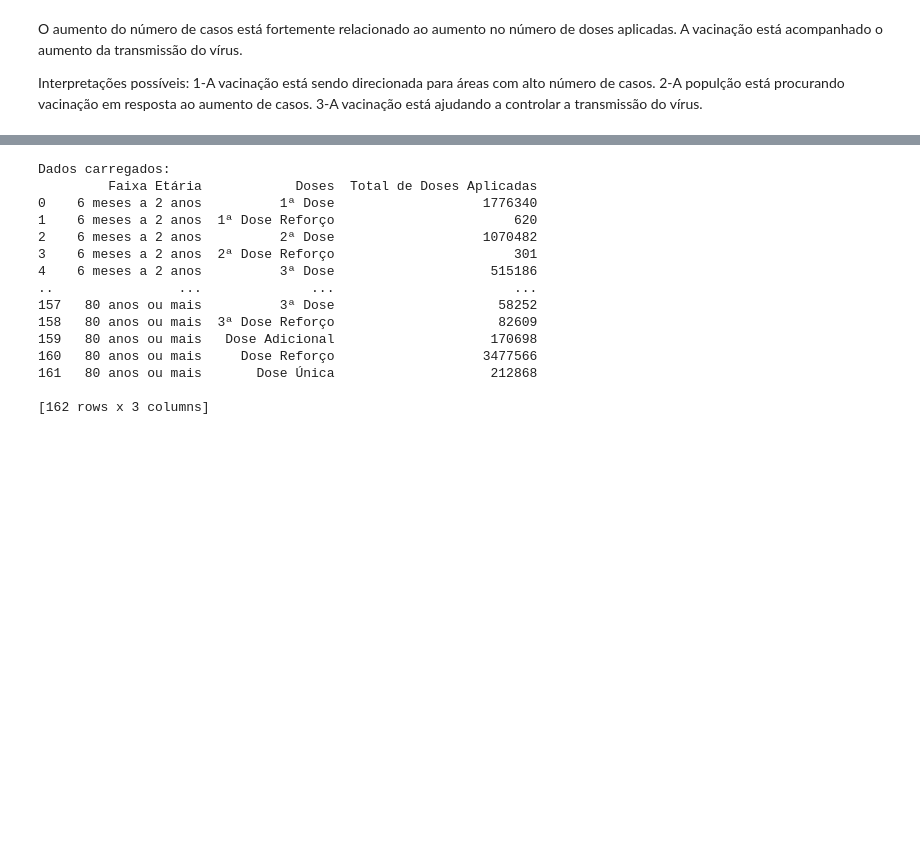
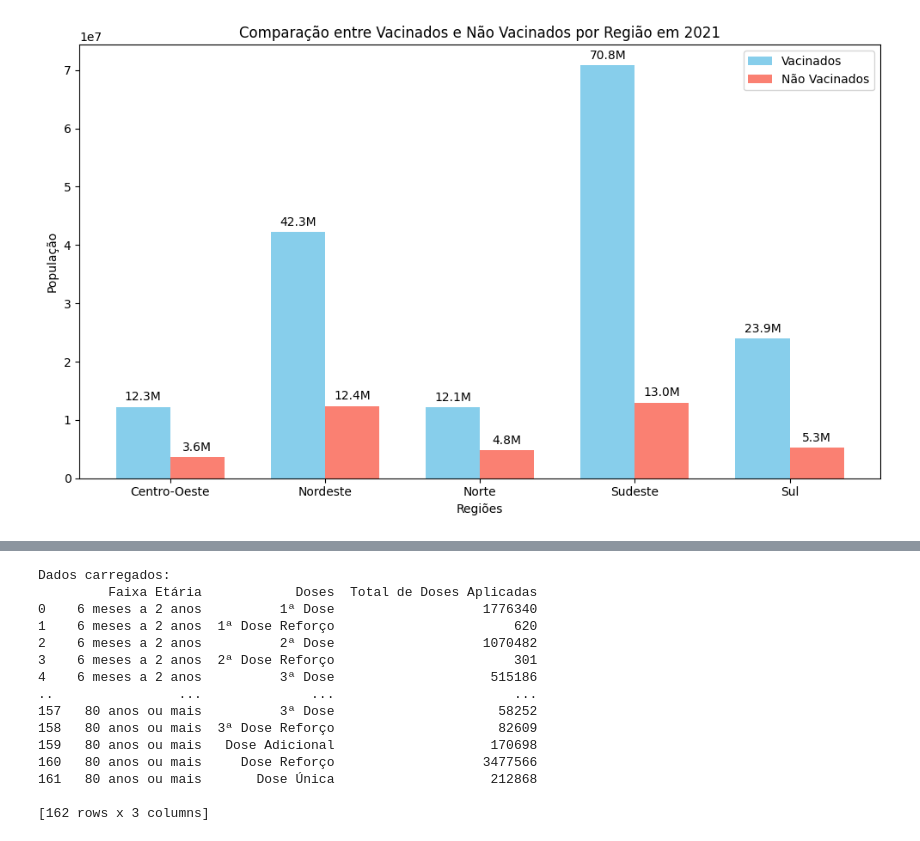
Before and after one commit to matheusOliver28/covid, a Jupyter notebook: Untitled1.ipynb, the cells around one changed output, grey strips where cells are left out. Cells and saved outputs as stored; diff of their text form; code cells hidden in the pictures; blank space fills up the shorter version.

```diff
--- a/Untitled1.ipynb
+++ b/Untitled1.ipynb
@@ -714,8 +3,56 @@ A correlação entre o total de casos na semana e o total de doses aplicadas é:
-# %% [markdown]
-O aumento do número de casos está fortemente relacionado ao aumento no número de doses aplicadas.
-A vacinação está acompanhado o aumento da transmissão do vírus.
-
-Interpretações possíveis:
-1-A vacinação está sendo direcionada para áreas com alto número de casos.
-2-A populção está procurando vacinação em resposta ao aumento de casos.
-3-A vacinação está ajudando a controlar a transmissão do vírus.
+# %%
+import matplotlib.pyplot as plt
+import numpy as np
+
+# Dados fornecidos para o ano de 2022
+dados_regioes_2022 = {
+    "Centro-Oeste": {"populacao": 15875907, "vacinados": 12259217},
+    "Nordeste": {"populacao": 54644582, "vacinados": 42252908},
+    "Norte": {"populacao": 16906962, "vacinados": 12140707},
+    "Sudeste": {"populacao": 83800000, "vacinados": 70800022},
+    "Sul": {"populacao": 29200000, "vacinados": 23932788}
+}
+
+# Listas para armazenar os valores de vacinados e não vacinados por região
+regioes = list(dados_regioes_2022.keys())
+vacinados = []
+nao_vacinados = []
+
+# Cálculo de vacinados e não vacinados por região
+for regiao in regioes:
+    vacinados_regiao = dados_regioes_2022[regiao]["vacinados"]
+    populacao_regiao = dados_regioes_2022[regiao]["populacao"]
+    nao_vacinados_regiao = populacao_regiao - vacinados_regiao
+    vacinados.append(vacinados_regiao)
+    nao_vacinados.append(nao_vacinados_regiao)
+
+# Configuração do gráfico
+x = np.arange(len(regioes))  # Posições das regiões no eixo x
+largura = 0.35  # Largura das barras
+
+# Criar gráfico de barras
+fig, ax = plt.subplots(figsize=(10, 6))
+barras_vacinados = ax.bar(x - largura/2, vacinados, largura, label='Vacinados', color='skyblue')
+barras_nao_vacinados = ax.bar(x + largura/2, nao_vacinados, largura, label='Não Vacinados', color='salmon')
+
+# Adicionar rótulos e título
+ax.set_xlabel('Regiões')
+ax.set_ylabel('População')
+ax.set_title('Comparação entre Vacinados e Não Vacinados por Região em 2021')
+ax.set_xticks(x)
+ax.set_xticklabels(regioes)
+ax.legend()
+
+# Exibir os valores nas barras
+for barra in barras_vacinados + barras_nao_vacinados:
+    altura = barra.get_height()
+    ax.annotate(f'{altura / 1_000_000:.1f}M',  # Mostrar em milhões para clareza
+                xy=(barra.get_x() + barra.get_width() / 2, altura),
+                xytext=(0, 3),  # Deslocamento acima da barra
+                textcoords="offset points",
+                ha='center', va='bottom')
+
+plt.tight_layout()  # Ajuste do layout
+plt.show()
+# %% [output]
+[figure, added]
```
Also changed, not shown: parts of 33 cells of this notebook.
